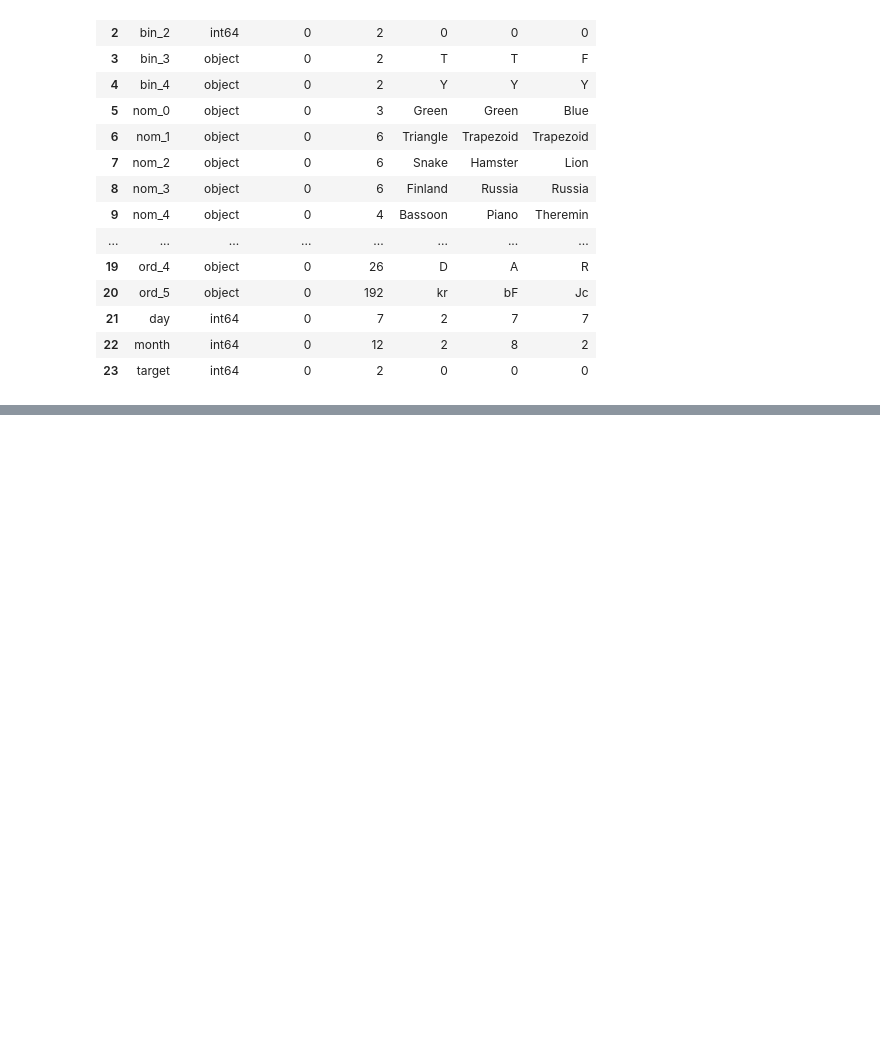
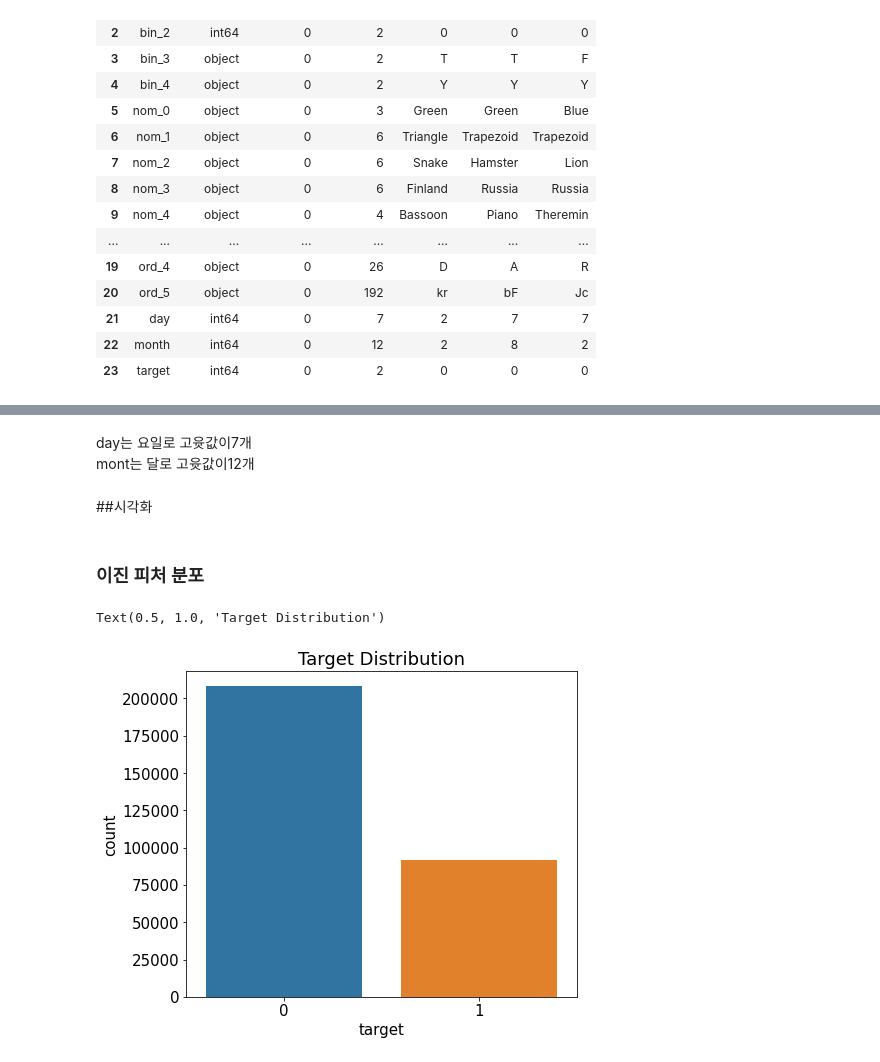
Before and after one commit to SunBinHong00/STUDY-musthave_mldl_problem_solving, a Jupyter notebook: 07장/Kaggle_Categocical_Feature_Encoding.ipynb, the cells around one changed output, grey strips where cells are left out. Drawn from its saved outputs; the diff is of its cells as text; code cells hidden in the pictures; blank space fills up the shorter version.

```diff
--- a/07장/Kaggle_Categocical_Feature_Encoding.ipynb
+++ b/07장/Kaggle_Categocical_Feature_Encoding.ipynb
@@ -119,0 +186,21 @@ resumetable(df)
+# %% [markdown]
+day는 요일로 고윳값이7개<br>
+mont는 달로 고윳값이12개<br>
+# %% [markdown]
+##시각화
+# %% [markdown]
+### 이진 피처 분포
+# %%
+import seaborn as sns
+import matplotlib.pyplot as plt
+import matplotlib as mpl
+%matplotlib inline
+
+mpl.rc('font', size=15)
+# %%
+plt.figure(figsize=(7,6))
+ax = sns.countplot(x='target', data=df)
+ax.set_title('Target Distribution')
+# %% [output]
+Text(0.5, 1.0, 'Target Distribution')
+[figure, added]
```
Also changed, not shown: parts of 38 cells of this notebook.
